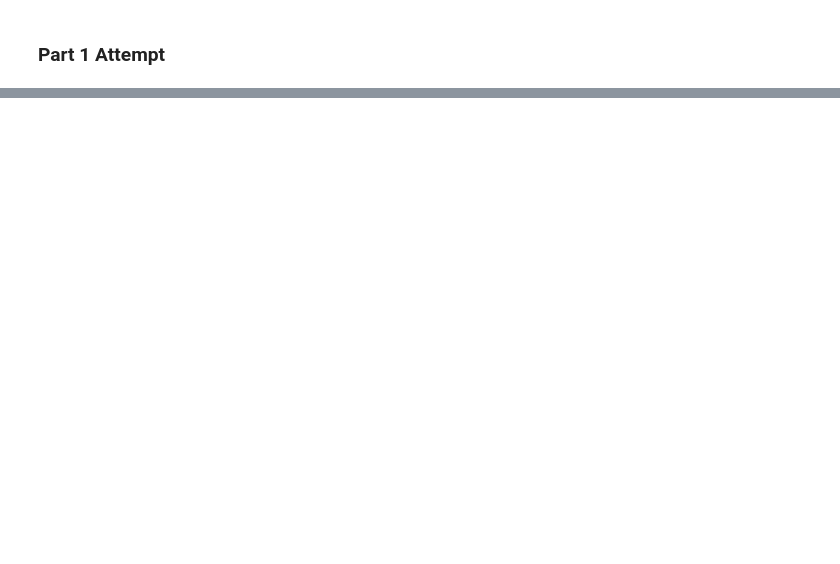
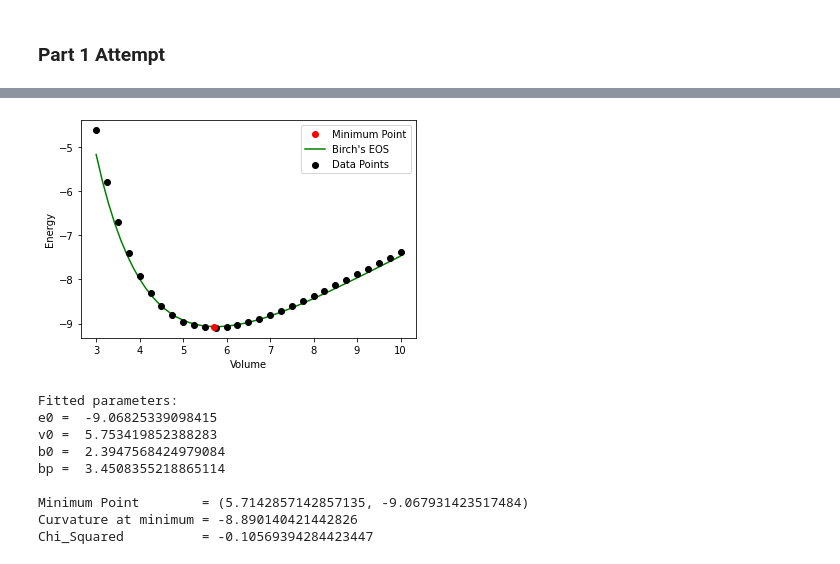
Before and after one commit to teoyi/scientific-computing-archive, a Jupyter notebook: sci-comp-II/Week-2/eos-project.ipynb, the cells around one changed output, grey strips where cells are left out. Cells and saved outputs as stored; diff of their text form; code cells hidden in the pictures; blank space fills up the shorter version.

```diff
--- a/sci-comp-II/Week-2/eos-project.ipynb
+++ b/sci-comp-II/Week-2/eos-project.ipynb
@@ -276,0 +276,73 @@ plt.show()
+# %%
+vv = np.array(v)
+ee = np.array(e)
+for i in y_min2:
+    e0 = i
+for i in x_min2:
+    v0 = i
+p0 = [e0, v0, 3, 3] #initial guesses for param
+
+def birch(p,v):
+    e0 = p[0]
+    v0 = p[1]
+    b0 = p[2]
+    bp = p[3]
+    return (e0 + 9.0/16.0*b0*v0*(bp*((v0/v)**(2.0/3.0)-1.0)**3
+               + (6.0-4.0*(v0/v)**(2.0/3.0))*((v0/v)**(2.0/3.0)-1.0)**2))
+def objective(pars, y, x):
+    err =  y - murn(pars, x)
+    return err
+
+plsq2 = least_squares(objective, p0, args=(ee, vv))
+x2 = np.linspace(min(vv), max(vv), 50)
+y2 = birch(plsq2.x, x)
+
+# Looking for minimum point of fit
+miny2 = min(y2)
+minx_loc2 = np.where(y2 == min(y2)) # output: pos = 19
+minx2 = x[19]
+
+# Finding curvature through means of derivative
+def birchprime(v):
+    return (((9*v0*plsq2.x[2])/16) * (2*plsq2.x[3]*((v0/v)**2/3 -1)**2 * (v0/v)**(-1/3) * (-v0/v**2) + (-4/3 * v0/v**2)*((v0/2)**2/3 -1) * (v0/v)**(-1/3) * (6-4*(v0/v)**(2/3)) + 8/3 * ((v0/v)**2/3 - 1)**2 * (v0/v)**(-1/3) * (v0/v**2)))
+c2 = birchprime(minx2)
+
+
+# Getting Chi Squared Value
+yval2 = []
+chi2 = []
+for n in vv:
+    yval2.append(birch(plsq2.x, n))
+for n in np.arange(0, len(e)):
+    chival2 = (yval2[n] - ee[n])**2 / ee[n]
+    chi2.append(chival2)
+chi_squared4 = sum(chi2)
+
+plt.plot(minx2, miny2, 'o', label = 'Minimum Point', color = 'red', zorder = 2)
+plt.plot(x2, y2, 'k-', color = 'green', label = 'Birch\'s EOS', zorder = 1)
+plt.scatter(v,e, color = 'black', label = 'Data Points', zorder = 2)
+plt.legend()
+plt.xlabel('Volume')
+plt.ylabel('Energy')
+plt.show()
+
+print(f'''Fitted parameters:
+e0 =  {plsq2.x[0]}
+v0 =  {plsq2.x[1]}
+b0 =  {plsq2.x[2]}
+bp =  {plsq2.x[3]}
+
+Minimum Point        = ({minx2}, {miny2})
+Curvature at minimum = {c2}
+Chi_Squared          = {chi_squared4}''')
+# %% [output]
+[figure, added]
+Fitted parameters:
+e0 =  -9.06825339098415
+v0 =  5.753419852388283
+b0 =  2.3947568424979084
+bp =  3.4508355218865114
+
+Minimum Point        = (5.7142857142857135, -9.067931423517484)
+Curvature at minimum = -8.890140421442826
+Chi_Squared          = -0.10569394284423447
```
Also changed, not shown: parts of 9 cells of this notebook.
